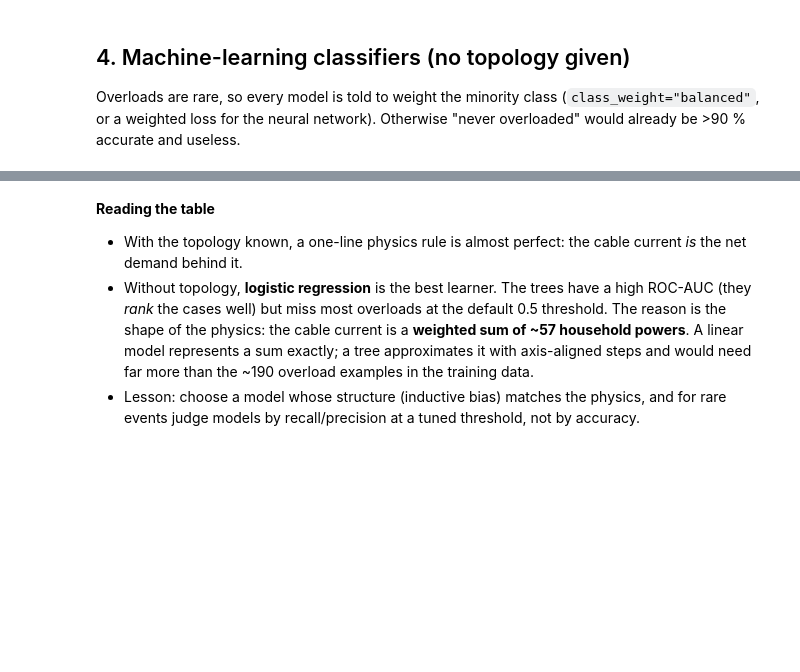
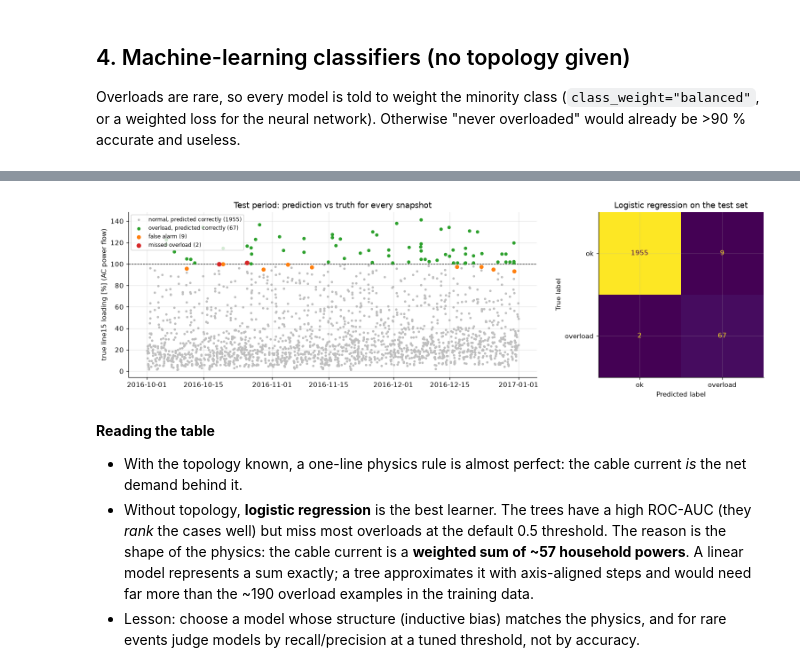
Before and after one commit to Djonfaga/energy-ai, a Jupyter notebook: notebooks/08_cable_overload_prediction.ipynb, the cells around one changed output, grey strips where cells are left out. Cells and saved outputs as stored; diff of their text form; code cells hidden in the pictures; blank space fills up the shorter version.

```diff
--- a/notebooks/08_cable_overload_prediction.ipynb
+++ b/notebooks/08_cable_overload_prediction.ipynb
@@ -179,3 +183,22 @@ display(res.round(3))
+# %%
+p_te = models["logistic regression"].predict_proba(P_te)[:, 1]
+pred_te, true_te = (p_te > 0.5).astype(int), y_te.values
+kind = np.select([(pred_te == 1) & (true_te == 1), (pred_te == 1) & (true_te == 0), (pred_te == 0) & (true_te == 1)],
+                 ["overload, predicted correctly", "false alarm", "missed overload"], "normal, predicted correctly")
+look = {"normal, predicted correctly": ("0.75", 6), "overload, predicted correctly": ("tab:green", 16),
+        "false alarm": ("tab:orange", 26), "missed overload": ("tab:red", 34)}
+L_te = loading[~t_split]
+fig, ax = plt.subplots(1, 2, figsize=(14, 4.2), gridspec_kw={"width_ratios": [2.3, 1]})
+for k, (c, sz) in look.items():
+    m = kind == k
+    ax[0].scatter(L_te.index[m], L_te.values[m], s=sz, color=c, label=f"{k} ({m.sum()})", zorder=3 if k != list(look)[0] else 1)
+ax[0].axhline(100, color="k", ls="--", lw=0.8)
+ax[0].set(ylabel=f"true {LINE} loading [%] (AC power flow)", title="Test period: prediction vs truth for every snapshot")
+ax[0].legend(fontsize=8, loc="upper left")
+ConfusionMatrixDisplay(confusion_matrix(true_te, pred_te), display_labels=["ok", "overload"]).plot(ax=ax[1], colorbar=False)
+ax[1].set_title("Logistic regression on the test set"); plt.tight_layout(); plt.show()
+# %% [output]
+[figure, added]
 # %% [markdown]
 **Reading the table**
 * With the topology known, a one-line physics rule is almost perfect: the cable current *is* the net demand behind it.
```
Also changed, not shown: parts of 1 cell of this notebook, 18 other files.
